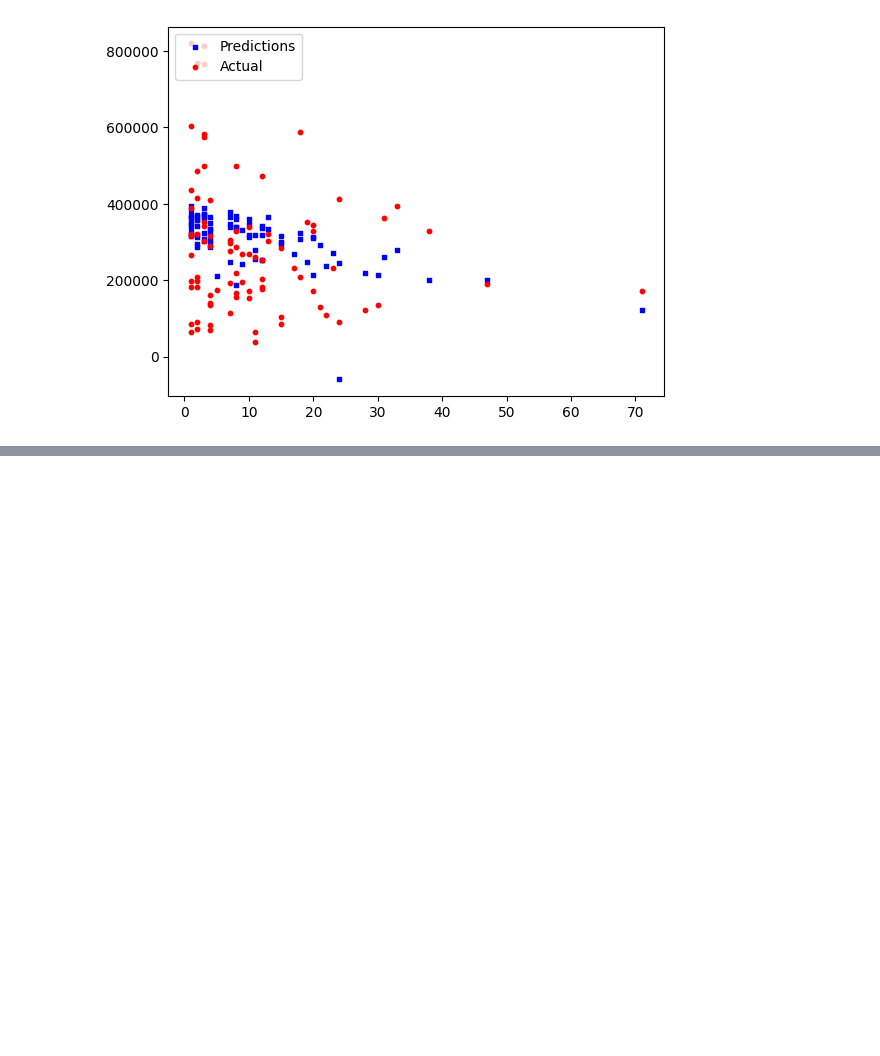
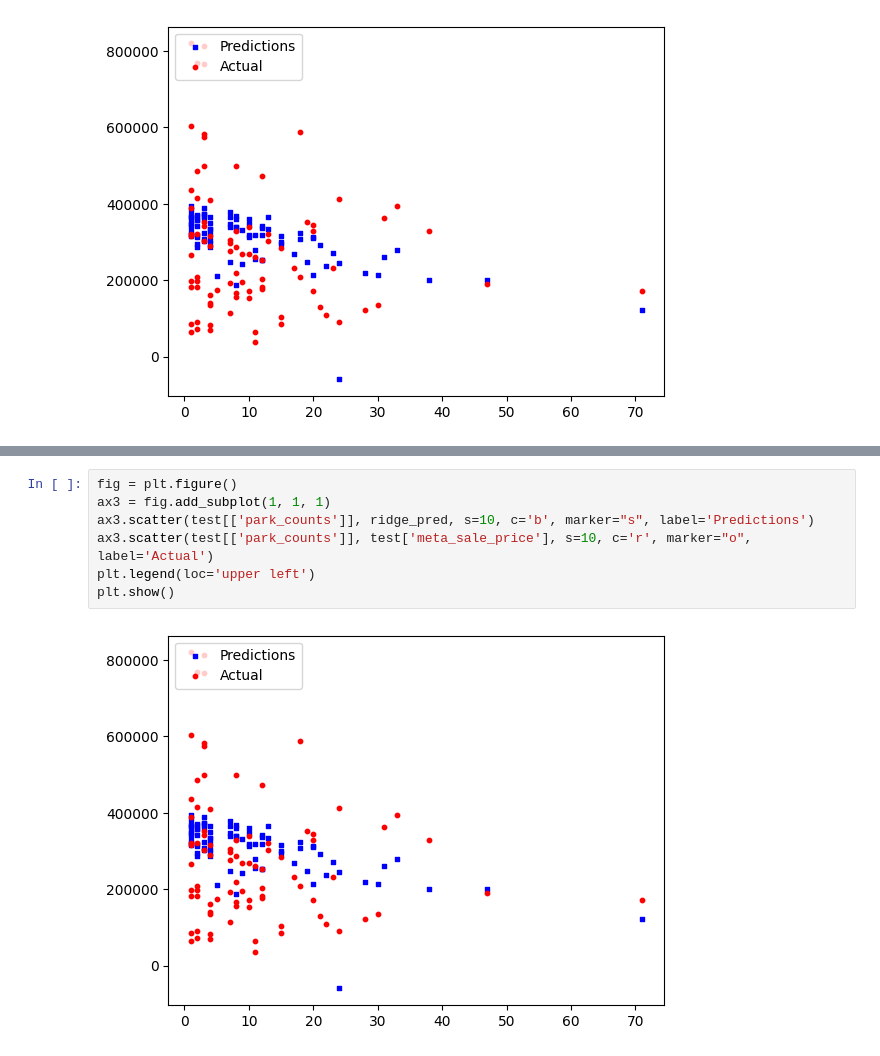
Before and after one commit to ZaynJK/ECON491ML, a Jupyter notebook: crime_vs_avgPrice.ipynb, the cells around one changed output, grey strips where cells are left out. Drawn from its saved outputs; the diff is of its cells as text; blank space fills up the shorter version.

```diff
--- a/crime_vs_avgPrice.ipynb
+++ b/crime_vs_avgPrice.ipynb
@@ -240,0 +265,9 @@ plt.show()
+# %%
+fig = plt.figure()
+ax3 = fig.add_subplot(1, 1, 1)
+ax3.scatter(test[['park_counts']], ridge_pred, s=10, c='b', marker="s", label='Predictions')
+ax3.scatter(test[['park_counts']], test['meta_sale_price'], s=10, c='r', marker="o", label='Actual')
+plt.legend(loc='upper left')
+plt.show()
+# %% [output]
+[figure, added]
```
Also changed, not shown: parts of 6 cells of this notebook.
